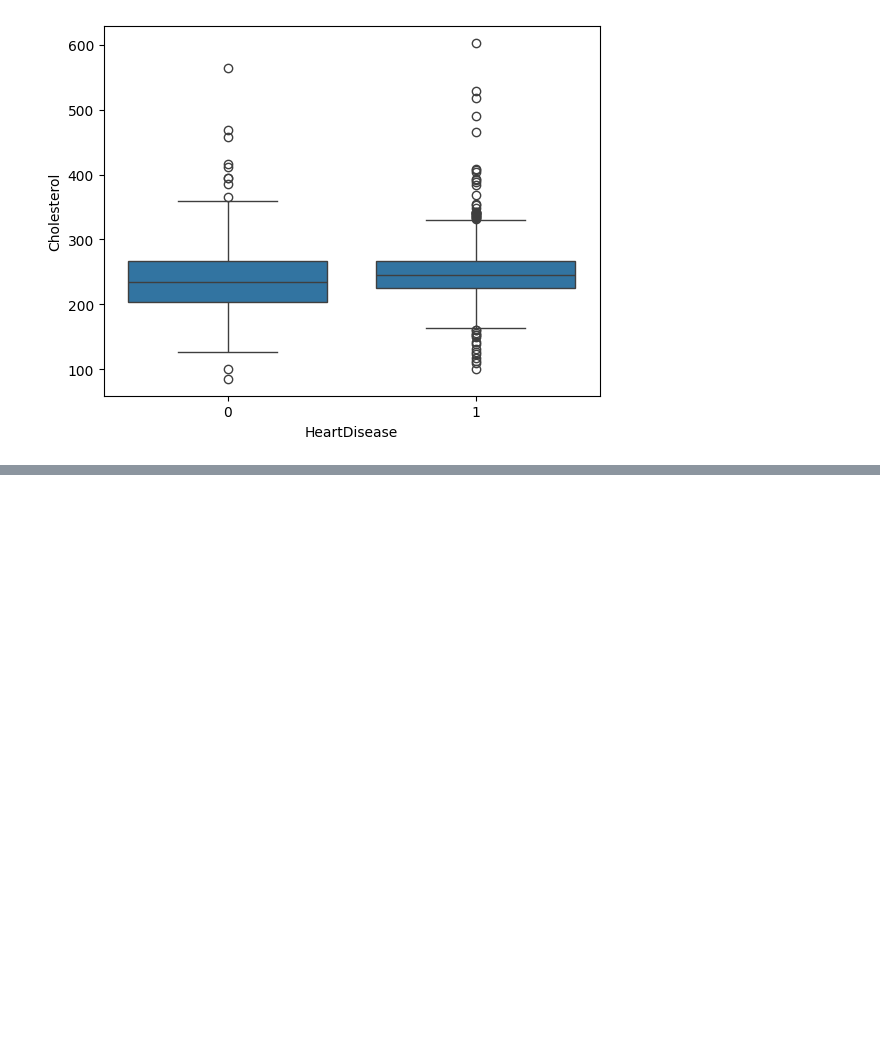
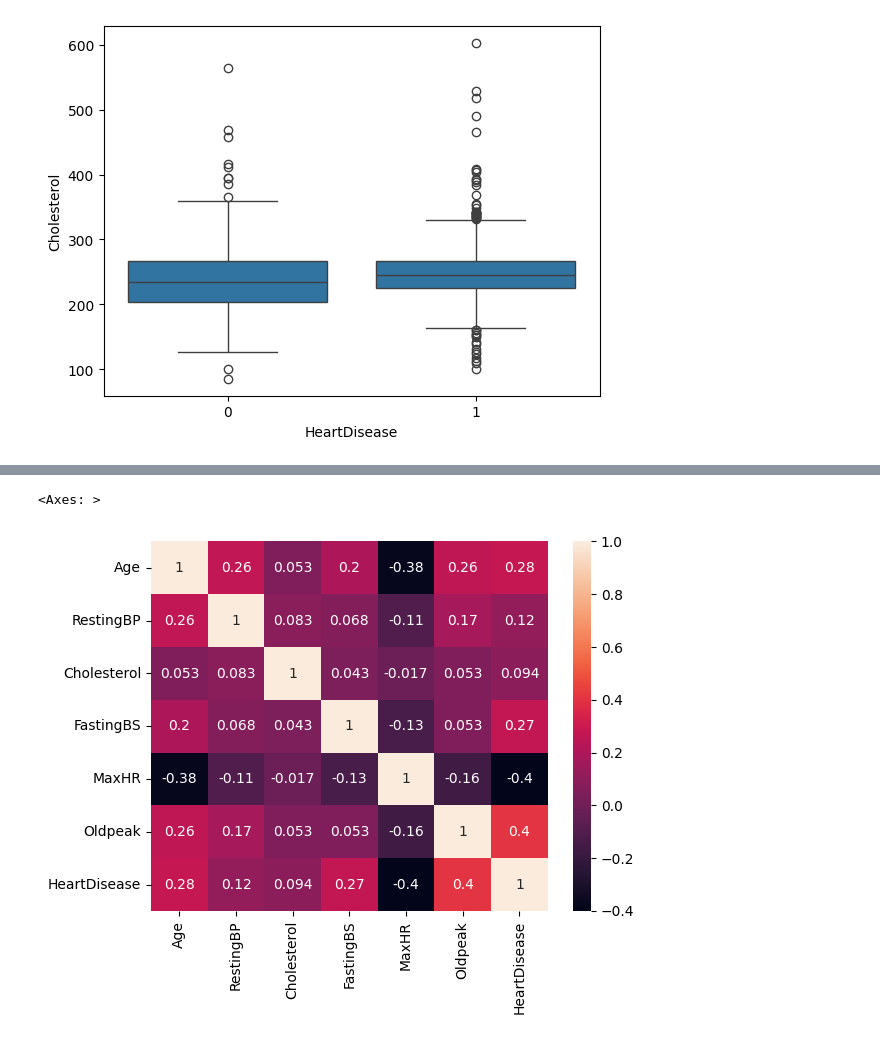
Before and after one commit to altafshaikh7/machine-learning, a Jupyter notebook: lectureNo1/learn2/heart.ipynb, the cells around one changed output, grey strips where cells are left out. Saved outputs shown, nothing was run; the diff lists cells and outputs as text; code cells hidden in the pictures; blank space fills up the shorter version.

```diff
--- a/lectureNo1/learn2/heart.ipynb
+++ b/lectureNo1/learn2/heart.ipynb
@@ -213,0 +219,5 @@ sns.boxplot(x='HeartDisease',y='Cholesterol', data=df)
+# %%
+sns.heatmap(df.corr(numeric_only=True), annot=True)
+# %% [output]
+<Axes: >
+[figure, added]
```
Also changed, not shown: parts of 1 cell of this notebook.
